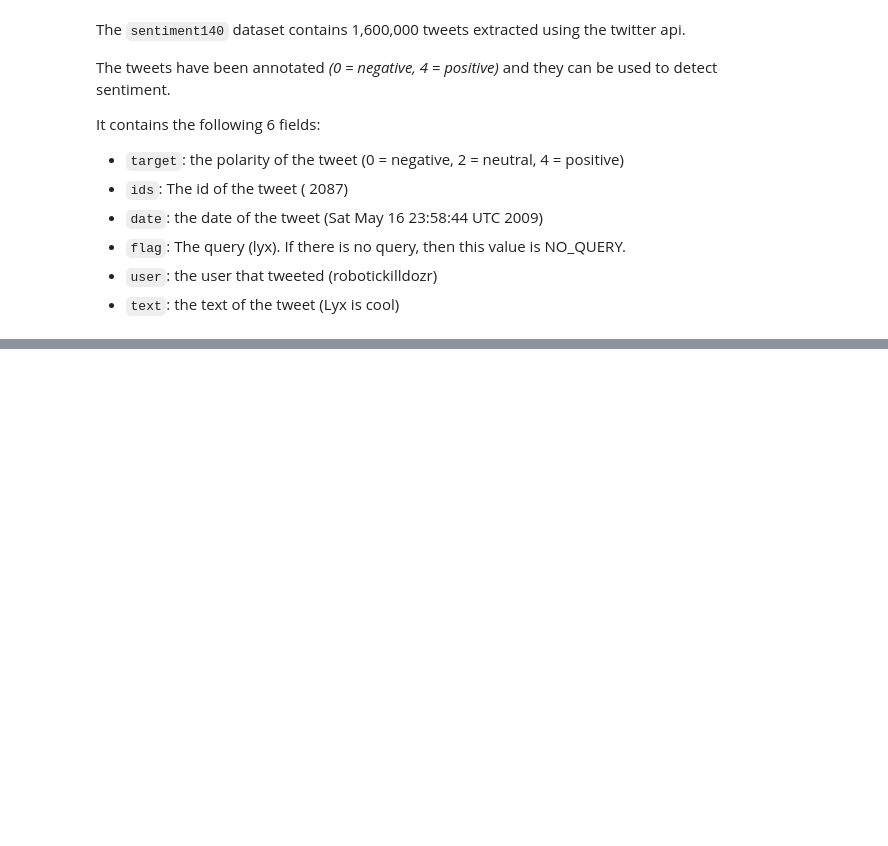
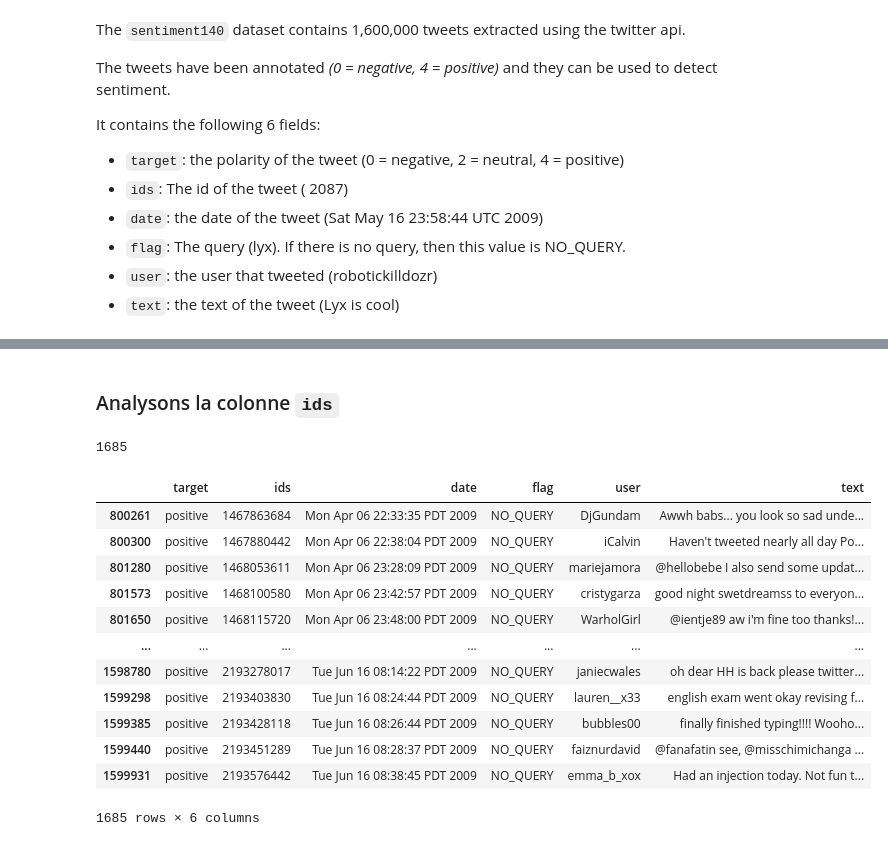
Before and after one commit to Valkea/OC_AI_07, a Jupyter notebook: 01_EDA.ipynb, the cells around one changed output, grey strips where cells are left out. Drawn from its saved outputs; the diff is of its cells as text; code cells hidden in the pictures; blank space fills up the shorter version.

```diff
--- a/01_EDA.ipynb
+++ b/01_EDA.ipynb
@@ -77,0 +112,23 @@ plt.show()
+# %% [markdown]
+### Analysons la colonne `ids`
+# %%
+df.ids.duplicated().sum()
+# %% [output]
+1685
+# %%
+subset = ['ids']
+df[df.duplicated(keep='first', subset=subset)]
+# %% [output]
+|  | target | ids | date | flag | user | text |
+| 800261 | positive | 1467863684 | Mon Apr 06 22:33:35 PDT 2009 | NO_QUERY | DjGundam | Awwh babs... you look so sad unde... |
+| 800300 | positive | 1467880442 | Mon Apr 06 22:38:04 PDT 2009 | NO_QUERY | iCalvin | Haven't tweeted nearly all day Po... |
+| 801280 | positive | 1468053611 | Mon Apr 06 23:28:09 PDT 2009 | NO_QUERY | mariejamora | @hellobebe I also send some updat... |
+| 801573 | positive | 1468100580 | Mon Apr 06 23:42:57 PDT 2009 | NO_QUERY | cristygarza | good night swetdreamss to everyon... |
+| 801650 | positive | 1468115720 | Mon Apr 06 23:48:00 PDT 2009 | NO_QUERY | WarholGirl | @ientje89 aw i'm fine too thanks!... |
+| ... | ... | ... | ... | ... | ... | ... |
+| 1598780 | positive | 2193278017 | Tue Jun 16 08:14:22 PDT 2009 | NO_QUERY | janiecwales | oh dear HH is back please twitter... |
+| 1599298 | positive | 2193403830 | Tue Jun 16 08:24:44 PDT 2009 | NO_QUERY | lauren__x33 | english exam went okay revising f... |
+| 1599385 | positive | 2193428118 | Tue Jun 16 08:26:44 PDT 2009 | NO_QUERY | bubbles00 | finally finished typing!!!! Wooho... |
+| 1599440 | positive | 2193451289 | Tue Jun 16 08:28:37 PDT 2009 | NO_QUERY | faiznurdavid | @fanafatin see, @misschimichanga ... |
+| 1599931 | positive | 2193576442 | Tue Jun 16 08:38:45 PDT 2009 | NO_QUERY | emma_b_xox | Had an injection today. Not fun t... |
+1685 rows × 6 columns
```
Also changed, not shown: parts of 44 cells of this notebook, 1 other file.
